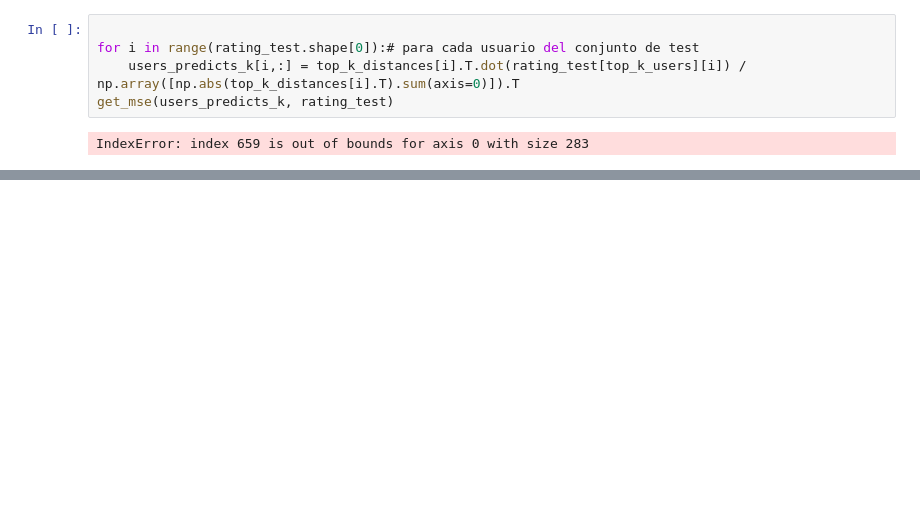
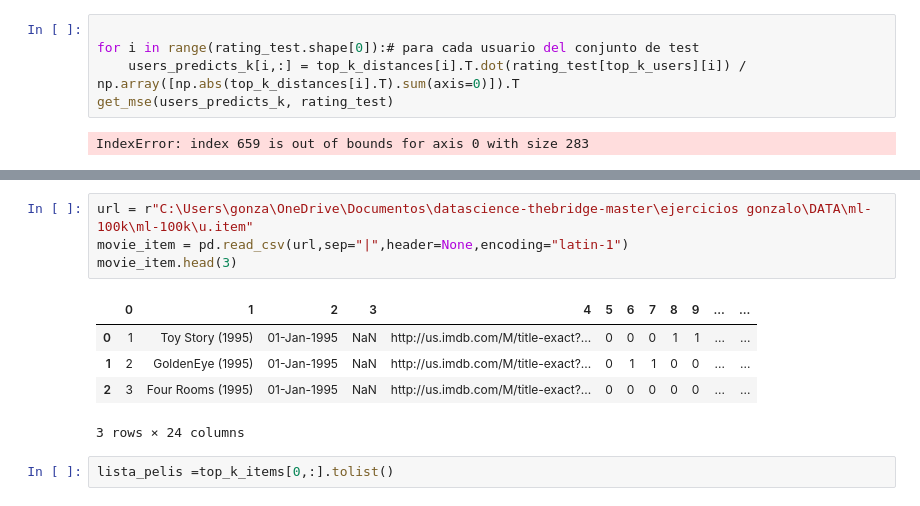
Before and after one commit to gonzalo71/TestGit, a Jupyter notebook: Udemy_exercices/Udemy_7_Sistema_recomendacion.ipynb, the cells around one changed output, grey strips where cells are left out. Drawn from its saved outputs; the diff is of its cells as text; blank space fills up the shorter version.

```diff
--- a/Udemy_exercices/Udemy_7_Sistema_recomendacion.ipynb
+++ b/Udemy_exercices/Udemy_7_Sistema_recomendacion.ipynb
@@ -243,0 +324,12 @@ IndexError: index 659 is out of bounds for axis 0 with size 283
+# %%
+url = r"C:\Users\gonza\OneDrive\Documentos\datascience-thebridge-master\ejercicios gonzalo\DATA\ml-100k\ml-100k\u.item"
+movie_item = pd.read_csv(url,sep="|",header=None,encoding="latin-1")
+movie_item.head(3)
+# %% [output]
+|  | 0 | 1 | 2 | 3 | 4 | 5 | 6 | 7 | 8 | 9 | ... | ... |
+| 0 | 1 | Toy Story (1995) | 01-Jan-1995 | NaN | http://us.imdb.com/M/title-exact?... | 0 | 0 | 0 | 1 | 1 | ... | ... |
+| 1 | 2 | GoldenEye (1995) | 01-Jan-1995 | NaN | http://us.imdb.com/M/title-exact?... | 0 | 1 | 1 | 0 | 0 | ... | ... |
+| 2 | 3 | Four Rooms (1995) | 01-Jan-1995 | NaN | http://us.imdb.com/M/title-exact?... | 0 | 0 | 0 | 0 | 0 | ... | ... |
+3 rows × 24 columns
+# %%
+lista_pelis =top_k_items[0,:].tolist()
```
Also changed, not shown: parts of 16 cells of this notebook, 1 other file.
